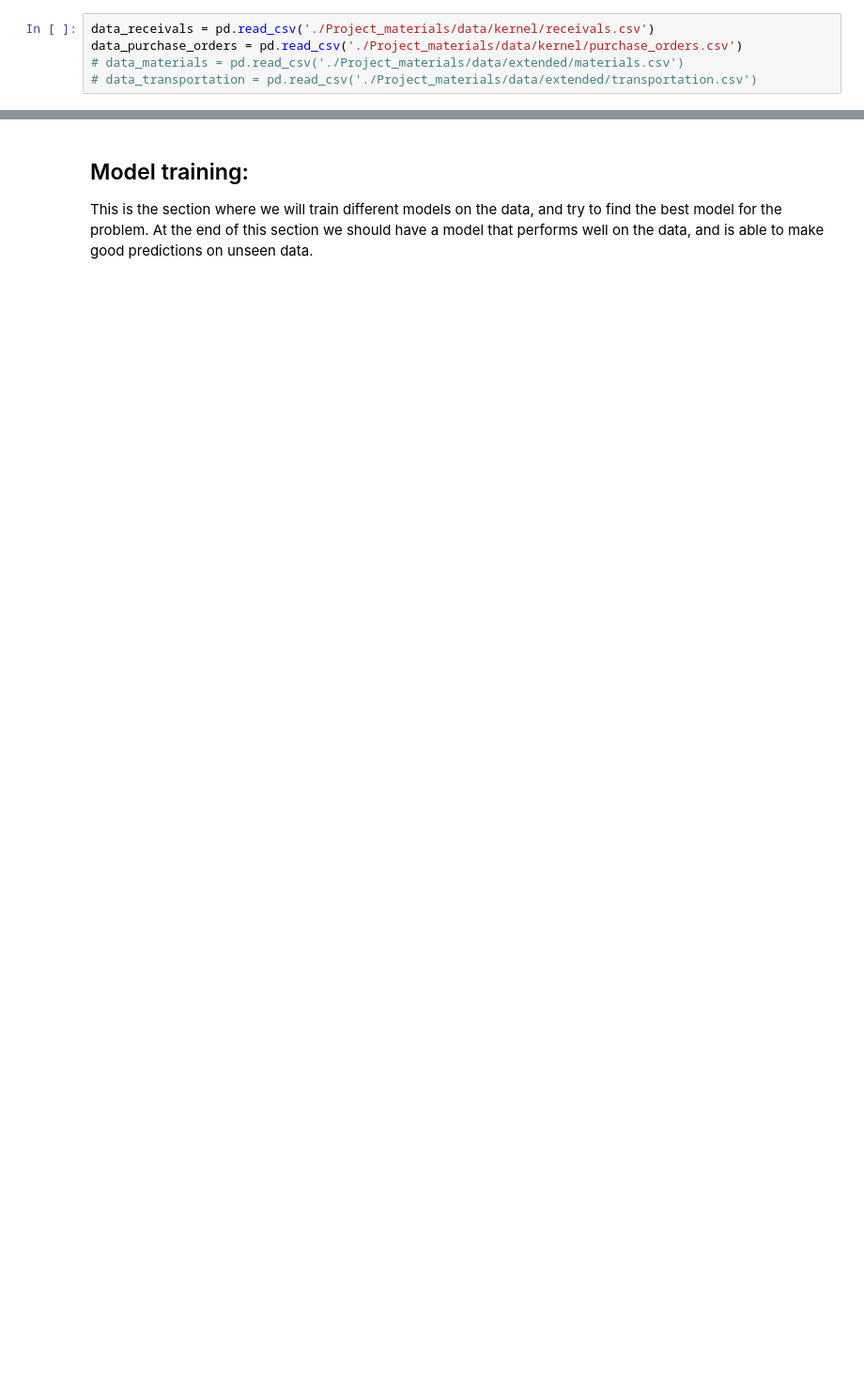
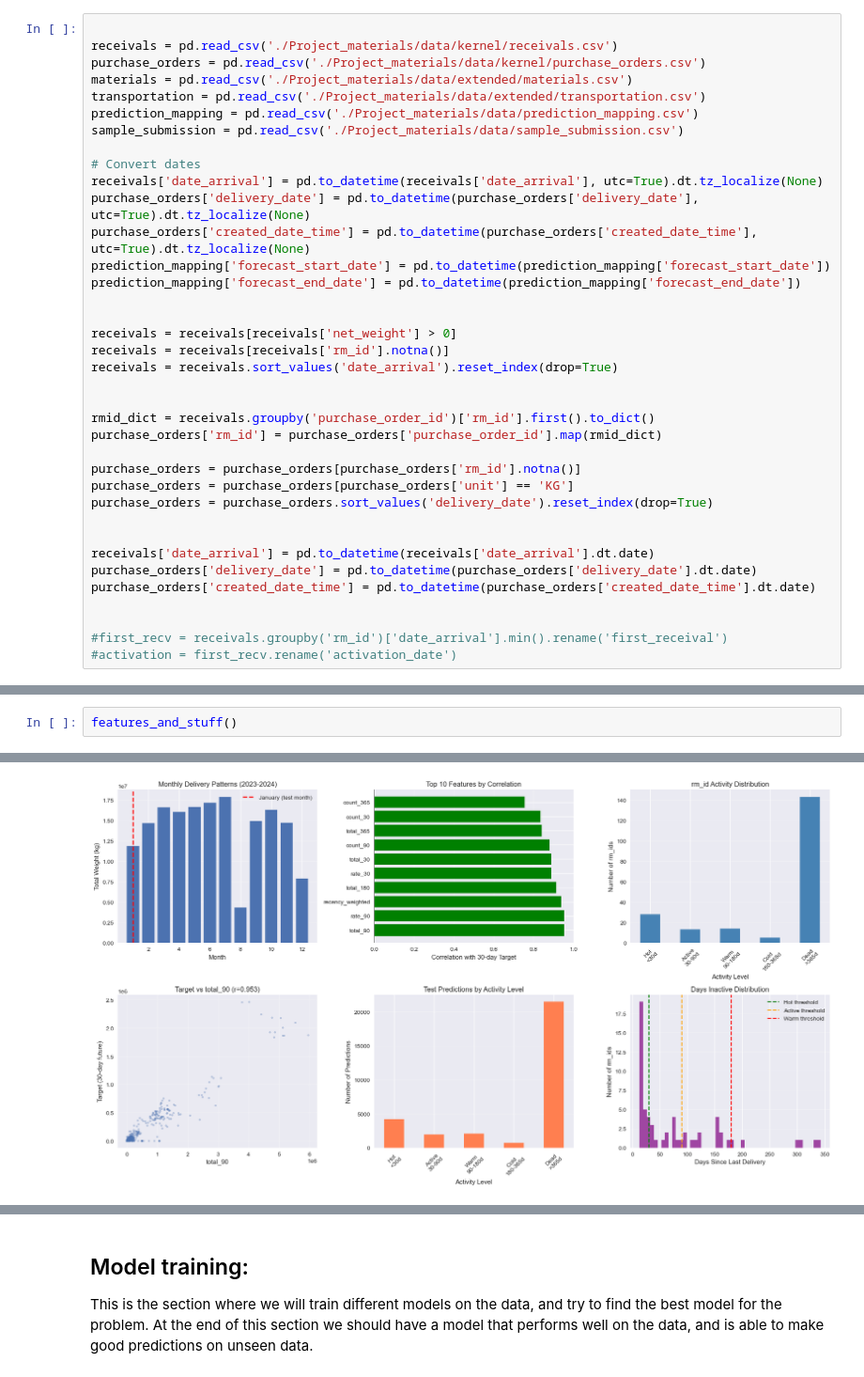
Before and after one commit to lawaasen/ModernML_project, a Jupyter notebook: Report.ipynb, the cells around one changed output, grey strips where cells are left out. Shown at 94% size. Saved outputs shown, nothing was run; the diff lists cells and outputs as text; blank space fills up the shorter version.

```diff
--- a/Report.ipynb
+++ b/Report.ipynb
@@ -60,6 +116,38 @@ plt.style.use('seaborn-v0_8')
 # %%
-data_receivals = pd.read_csv('./Project_materials/data/kernel/receivals.csv')
-data_purchase_orders = pd.read_csv('./Project_materials/data/kernel/purchase_orders.csv')
-# data_materials = pd.read_csv('./Project_materials/data/extended/materials.csv')
-# data_transportation = pd.read_csv('./Project_materials/data/extended/transportation.csv')
+
+receivals = pd.read_csv('./Project_materials/data/kernel/receivals.csv')
+purchase_orders = pd.read_csv('./Project_materials/data/kernel/purchase_orders.csv')
+materials = pd.read_csv('./Project_materials/data/extended/materials.csv')
+transportation = pd.read_csv('./Project_materials/data/extended/transportation.csv')
+prediction_mapping = pd.read_csv('./Project_materials/data/prediction_mapping.csv')
+sample_submission = pd.read_csv('./Project_materials/data/sample_submission.csv')
+
+# Convert dates
+receivals['date_arrival'] = pd.to_datetime(receivals['date_arrival'], utc=True).dt.tz_localize(None)
+purchase_orders['delivery_date'] = pd.to_datetime(purchase_orders['delivery_date'], utc=True).dt.tz_localize(None)
+purchase_orders['created_date_time'] = pd.to_datetime(purchase_orders['created_date_time'], utc=True).dt.tz_localize(None)
+prediction_mapping['forecast_start_date'] = pd.to_datetime(prediction_mapping['forecast_start_date'])
+prediction_mapping['forecast_end_date'] = pd.to_datetime(prediction_mapping['forecast_end_date'])
+
+
+receivals = receivals[receivals['net_weight'] > 0]
+receivals = receivals[receivals['rm_id'].notna()]
+receivals = receivals.sort_values('date_arrival').reset_index(drop=True)
+
+
+rmid_dict = receivals.groupby('purchase_order_id')['rm_id'].first().to_dict()
+purchase_orders['rm_id'] = purchase_orders['purchase_order_id'].map(rmid_dict)
+
+purchase_orders = purchase_orders[purchase_orders['rm_id'].notna()]
+purchase_orders = purchase_orders[purchase_orders['unit'] == 'KG']
+purchase_orders = purchase_orders.sort_values('delivery_date').reset_index(drop=True)
+
+
+receivals['date_arrival'] = pd.to_datetime(receivals['date_arrival'].dt.date)
+purchase_orders['delivery_date'] = pd.to_datetime(purchase_orders['delivery_date'].dt.date)
+purchase_orders['created_date_time'] = pd.to_datetime(purchase_orders['created_date_time'].dt.date)
+
+
+#first_recv = receivals.groupby('rm_id')['date_arrival'].min().rename('first_receival')
+#activation = first_recv.rename('activation_date')
 # %% [markdown]
@@ -572,0 +1456,3 @@ The 64% unknown RM_ID problem cannot be solved through feature engineering or mo
+# %%
+features_and_stuff()
+# %% [output]
@@ -572,0 +1476 @@ The 64% unknown RM_ID problem cannot be solved through feature engineering or mo
+[figure, added]
```
Also changed, not shown: parts of 49 cells of this notebook.
